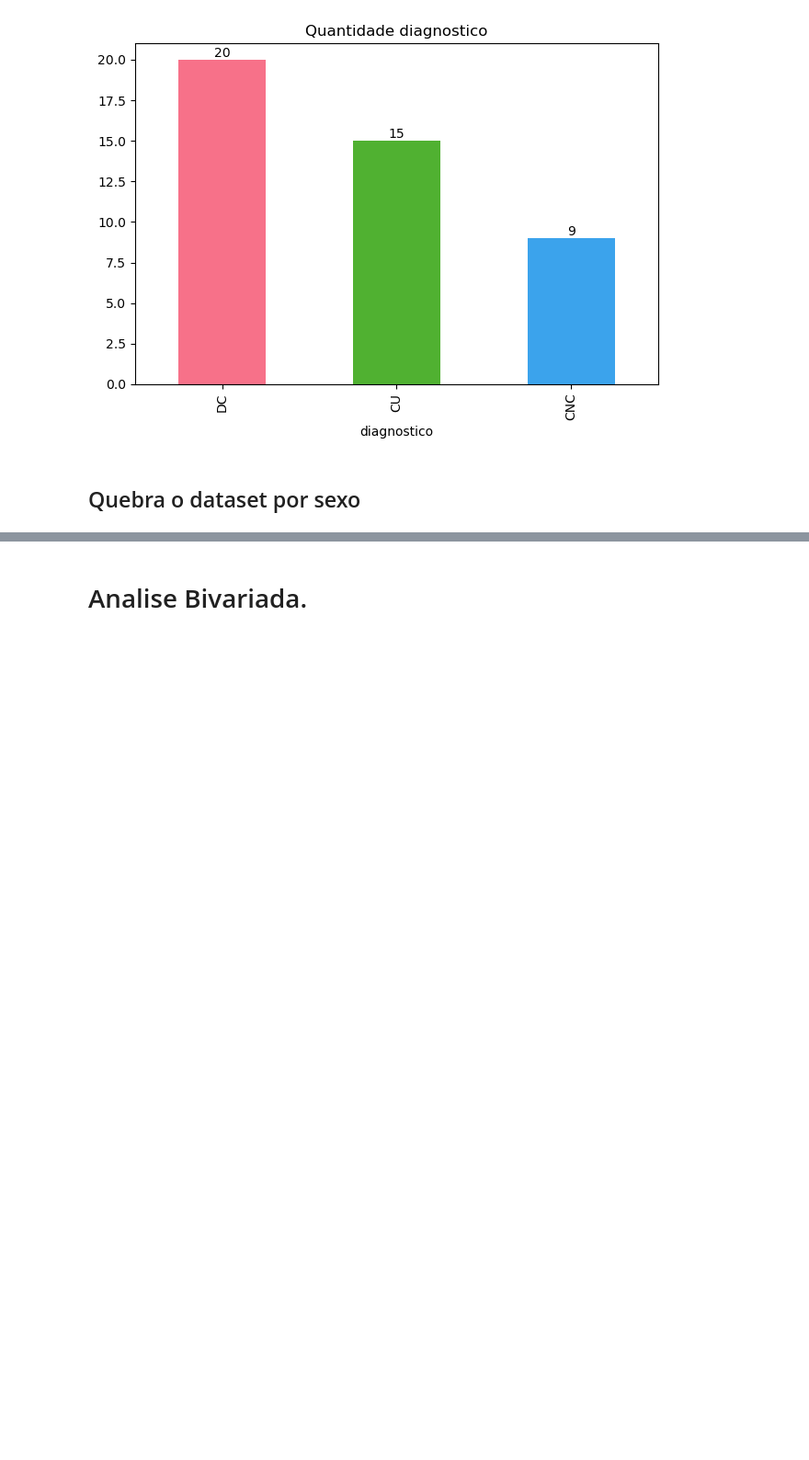
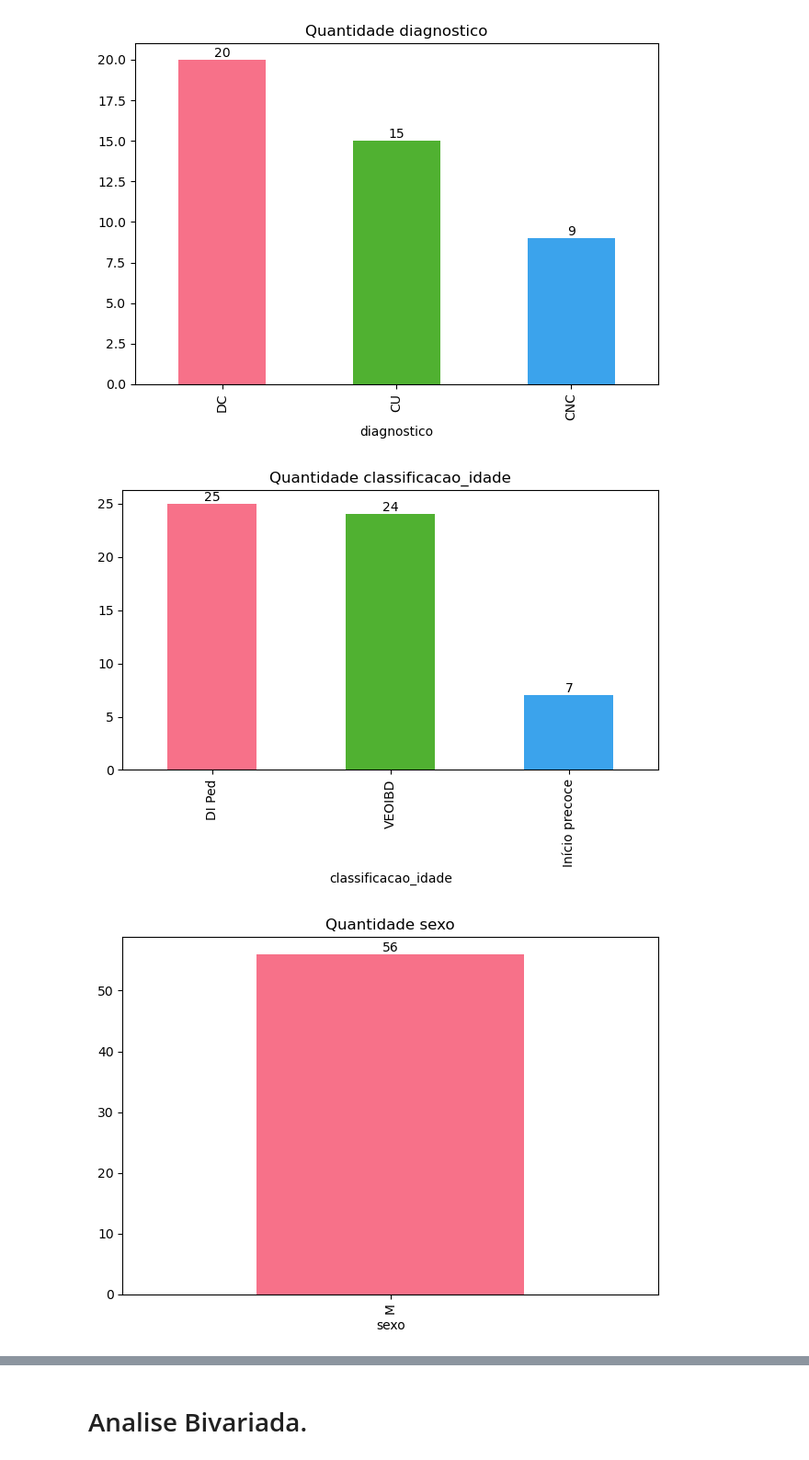
Before and after one commit to luscaalima/ME812-Unicamp, a Jupyter notebook: dados/consultoria.ipynb, the cells around one changed output, grey strips where cells are left out. Shown at 92% size. Drawn from its saved outputs; the diff is of its cells as text; code cells hidden in the pictures; blank space fills up the shorter version.

```diff
--- a/dados/consultoria.ipynb
+++ b/dados/consultoria.ipynb
@@ -221,5 +224,3 @@ for categoria in mulheres_categoricos_df:
 [figure]
 [figure]
 [figure]
-# %% [markdown]
-## Quebra o dataset por sexo
@@ -229,0 +227,21 @@ for categoria in mulheres_categoricos_df:
+# %%
+for categoria in homens_categoricos_df:
+    # print(categoria)
+    contagem = homens_categoricos_df[categoria].value_counts()
+    # print(contagem)
+    cores = sns.color_palette("husl", len(contagem))
+    ax = contagem.plot(kind="bar", color=cores)
+    ax.set_title(f'Quantidade {categoria}')
+    ax.set_xlabel(categoria)
+    # ax.set_ylabel("Quantidade")
+    for container in ax.containers:
+        ax.bar_label(container)
+    # plt.xticks(rotation=0)
+    # plt.tight_layout()
+    # plt.show()
+    plt.tight_layout()
+    plt.savefig(f"homens_{categoria}.png", dpi=300, bbox_inches="tight")
+    plt.show()
+# %% [output]
+[figure, added]
+[figure, added]
```
Also changed, not shown: parts of 19 cells of this notebook, 17 other files.
